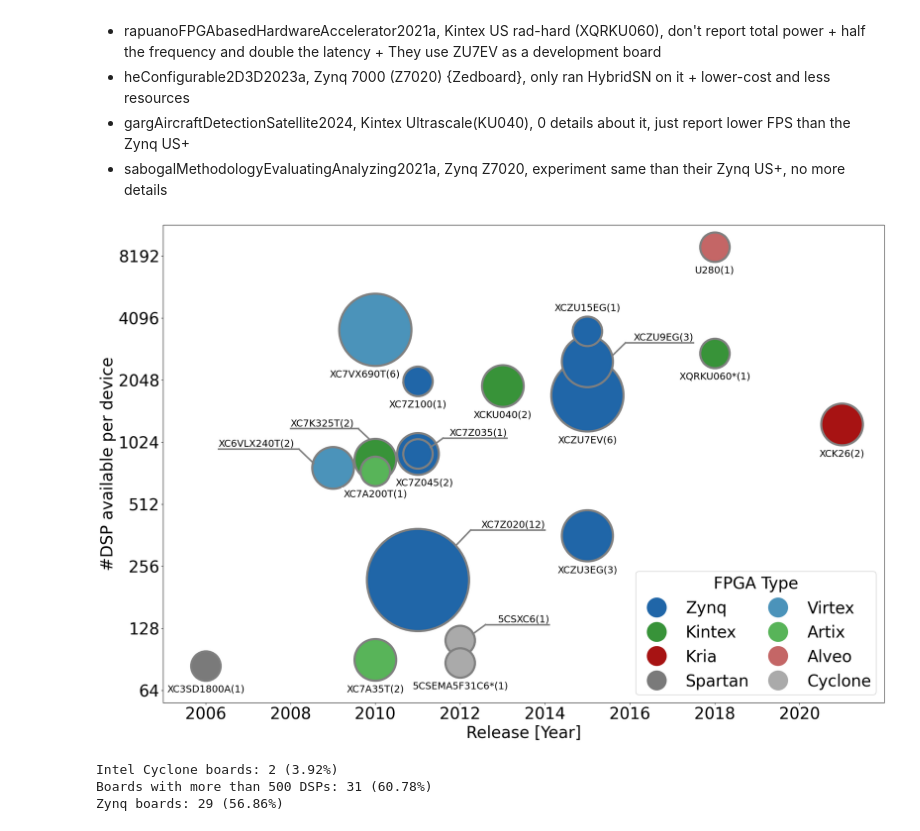
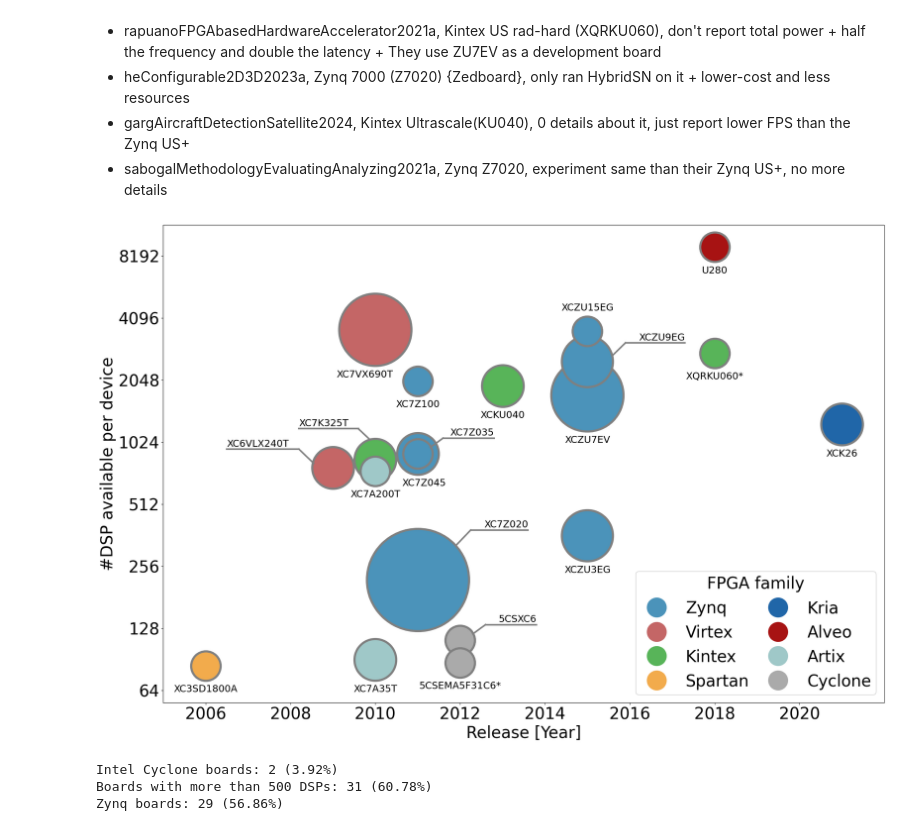
Before and after one commit to CedricLeon/Survey_RS-ML-FPGA, a Jupyter notebook: src/figure_FPGA_boards.ipynb, the cells around one changed output. Cells and saved outputs as stored; diff of their text form; code cells hidden in the pictures.

Commit message:
Adding colors to metadata and updating FPGA figure

```diff
--- a/src/figure_FPGA_boards.ipynb
+++ b/src/figure_FPGA_boards.ipynb
@@ -74,16 +74,21 @@ for p in unreportedFPGAS:
 parts_info = {k: v for k, v in sorted(parts_info.items(), key=lambda item: item[1]["quantity"],reverse=True)}
 
 fcolors = {
-    "Zynq":     plot_colors["blue_1"],
-    "Kintex":   plot_colors["green_1"],
-    "Kria":     plot_colors["red_1"],
-    "Spartan":  plot_colors["dark_gray"],
-    "Virtex":   plot_colors["blue_2"],
-    "Artix":    plot_colors["green_2"],
-    "Alveo":    plot_colors["red_3"],
+    "Zynq":     plot_colors["blue_2"],
+    "Virtex":   plot_colors["red_3"],
+    "Kintex":   plot_colors["green_2"],
+    "Virtex":   plot_colors["red_3"],
+    "Spartan":  plot_colors["orange_2"],
+    "Kria":     plot_colors["blue_1"],
+    "Alveo":    plot_colors["red_1"],
+    "Artix":    plot_colors["teal_3"],
     "Cyclone":  plot_colors["gray"],
 }
 # %%
+# Boolean parameter to add the quantity of each FPGA to the label
+with_quantity = False
+lbl_support_offset = 0 if with_quantity else 0.2
+
 plt.rcParams.update({'font.size': 30})
 
 # Create a figure and a single axes using a more standard approach
@@ -105,7 +110,7 @@ for k, v in parts_info.items():
     r = v["quantity"]
     if k == "5CSEMA5F31C6" or k == "XQRKU060": # Add a star to the label for boards that do NOT appear in the table, we explain in the caption
         k = k + "*"
-    label = k + "(" + str(r) + ")"
+    label = (k + "(" + str(r) + ")") if with_quantity else k
     x_offset = 0
     y_offset = label_offsets.get(r, 0.25)  # default offset if r isn't in offsets
 
@@ -119,20 +124,20 @@ for k, v in parts_info.items():
         x_offset = -0.15
     # Top right
     elif k == "5CSXC6" or k == "XC7Z035":
-        support_labels(ax, [2.1, 0.25], [0.6, 0.25], [0.3, 0.1], label, [x, y])
+        support_labels(ax, [2 - lbl_support_offset, 0.25], [0.6, 0.25], [0.3, 0.1], label, [x, y])
         continue
     elif k == "XCZU9EG":
-        support_labels(ax, [2.5, 0.3], [0.9, 0.3], [0.60, 0.1], label, [x, y])
+        support_labels(ax, [2.5 - lbl_support_offset, 0.3], [0.9, 0.3], [0.60, 0.1], label, [x, y])
         continue
     elif k == "XC7Z020":
-        support_labels(ax, [3, 0.8], [1.25, 0.8], [0.9, 0.55], label, [x, y])
+        support_labels(ax, [2.8 - lbl_support_offset, 0.8], [1.25, 0.8], [0.9, 0.55], label, [x, y])
         continue
     # Top left
     elif k == "XC7K325T":
-        support_labels(ax, [-2, 0.5], [-0.4, 0.5], [-0.12, 0.32], label, [x, y])
+        support_labels(ax, [-2 + lbl_support_offset, 0.5], [-0.4, 0.5], [-0.12, 0.32], label, [x, y])
         continue
     elif k == "XC6VLX240T":
-        support_labels(ax, [-2.7, 0.3], [-0.8, 0.3], [-0.45, 0.07], label, [x, y])
+        support_labels(ax, [-2.7 + lbl_support_offset, 0.3], [-0.8, 0.3], [-0.45, 0.07], label, [x, y])
         continue
 
     if k == "5CSEMA5F31C6" or k == "XQRKU060":
@@ -162,36 +167,36 @@ for key, color in fcolors.items():
         )
     )
 
 # Legend in bottom-right, slightly above the axis
 fig.legend(
-    title="FPGA Type",
+    title="FPGA family",
     handles=handles,
     loc='lower right',
     bbox_to_anchor=(0.9, 0.11),  # move legend above the bottom edge
     framealpha=1,
     labelspacing=0.5,
     borderpad=0.3,
     handleheight=0.8,
     columnspacing=0.8,
     ncols=2
 )
 
 yt = [str(2**f) for f in range(6, 14)]
 ax.set_yticks(range(6, 14), yt)
 ax.set_ylim(5.8, 13.5)
 ax.set_ylabel("#DSP available per device")
 
 xt = np.arange(2006, 2022, 2)
 ax.set_xticks(xt, xt)
 ax.set_xlim(2005, 2022)
 ax.set_xlabel("Release [Year]")
 
 # Save the figure
-fig.savefig(str(saveFigurePath), format='pdf', bbox_inches='tight')
+fig.savefig(str(saveFigurePath), format=saveFormat, bbox_inches='tight')
 
 plt.show()
 # %% [output]
-[figure, old version]
+[figure, new version]
 # %%
 # ----- Quick statistics -----
 # Print percent of boards that are not AMD, i.e., Intel Cyclone boards that start with "5CS"
```
Also changed, not shown: 1 other file.
